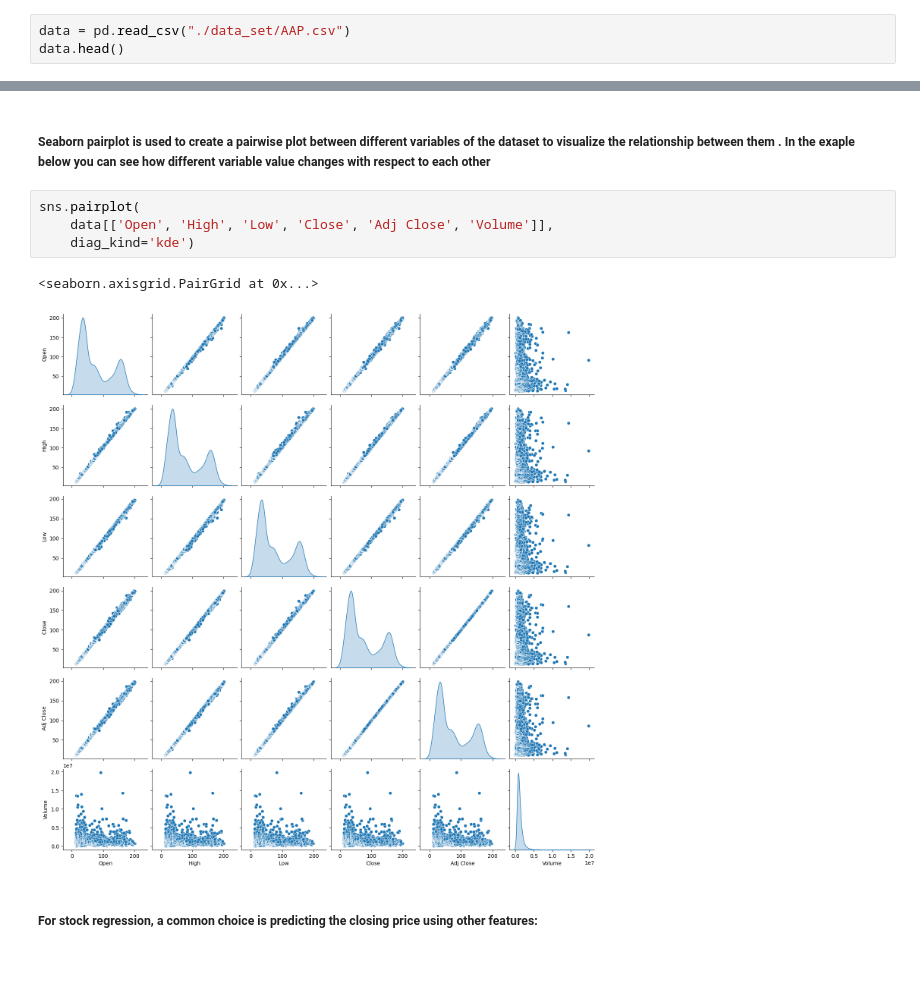
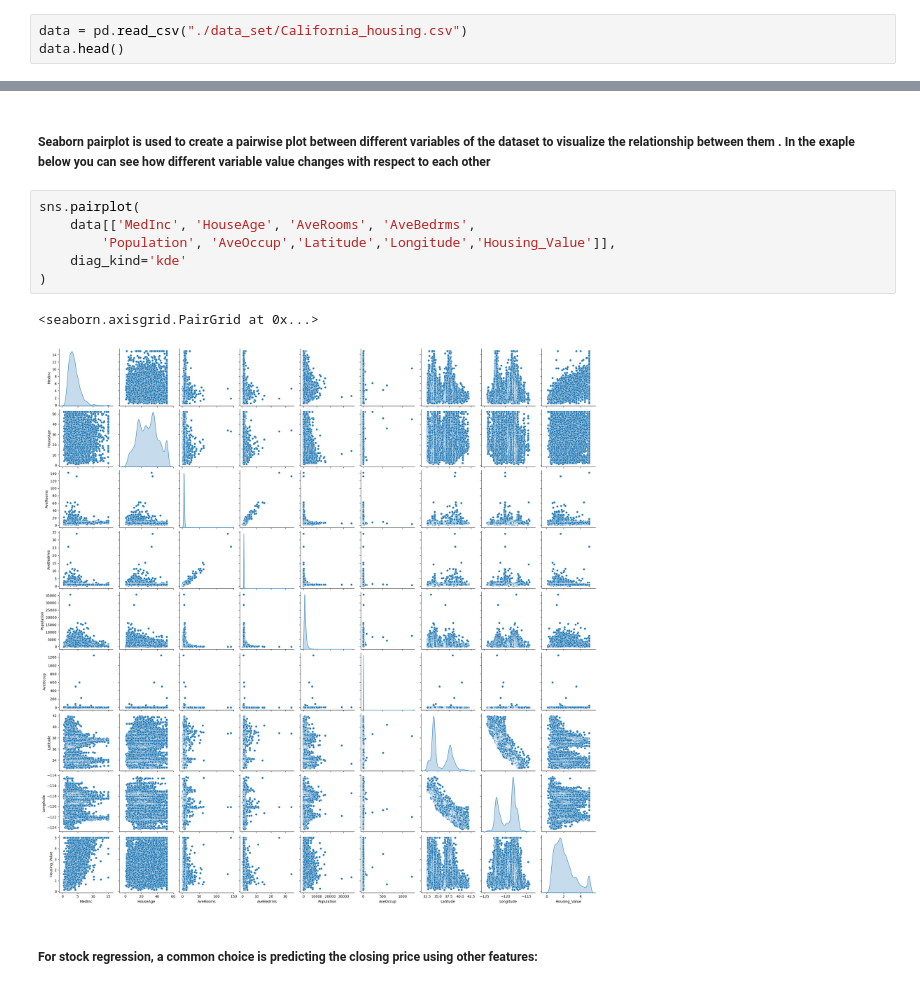
Before and after one commit to Yashvir835/Machine-Learning, a Jupyter notebook: 1 Supervised Machine learning/1.2 Regularization in regression/regularization_in_regression.ipynb, the cells around one changed output, grey strips where cells are left out. Drawn from its saved outputs; the diff is of its cells as text.

```diff
--- a/1 Supervised Machine learning/1.2 Regularization in regression/regularization_in_regression.ipynb
+++ b/1 Supervised Machine learning/1.2 Regularization in regression/regularization_in_regression.ipynb
@@ -45,4 +44,4 @@ Market metrics: Open, High, Low, Close (simulated daily prices) and Volume
 # %%
-data = pd.read_csv("./data_set/AAP.csv")
+data = pd.read_csv("./data_set/California_housing.csv")
 data.head()
 # %% [output]
@@ -111,11 +110,13 @@ dtype: int64
 ##### Seaborn pairplot is used to create a pairwise plot between different variables of the dataset to visualize the relationship between them . In the exaple below you can see how different variable value changes with respect to each other
 # %%
 sns.pairplot(
-    data[['Open', 'High', 'Low', 'Close', 'Adj Close', 'Volume']],
-    diag_kind='kde')
+    data[['MedInc', 'HouseAge', 'AveRooms', 'AveBedrms',
+        'Population', 'AveOccup','Latitude','Longitude','Housing_Value']],
+    diag_kind='kde'
+)
 # %% [output]
 <seaborn.axisgrid.PairGrid at 0x...>
-[figure, old version]
+[figure, new version]
 # %% [markdown]
 ##### For stock regression, a common choice is predicting the closing price using other features:
 # %%
```
Also changed, not shown: parts of 32 cells of this notebook.
